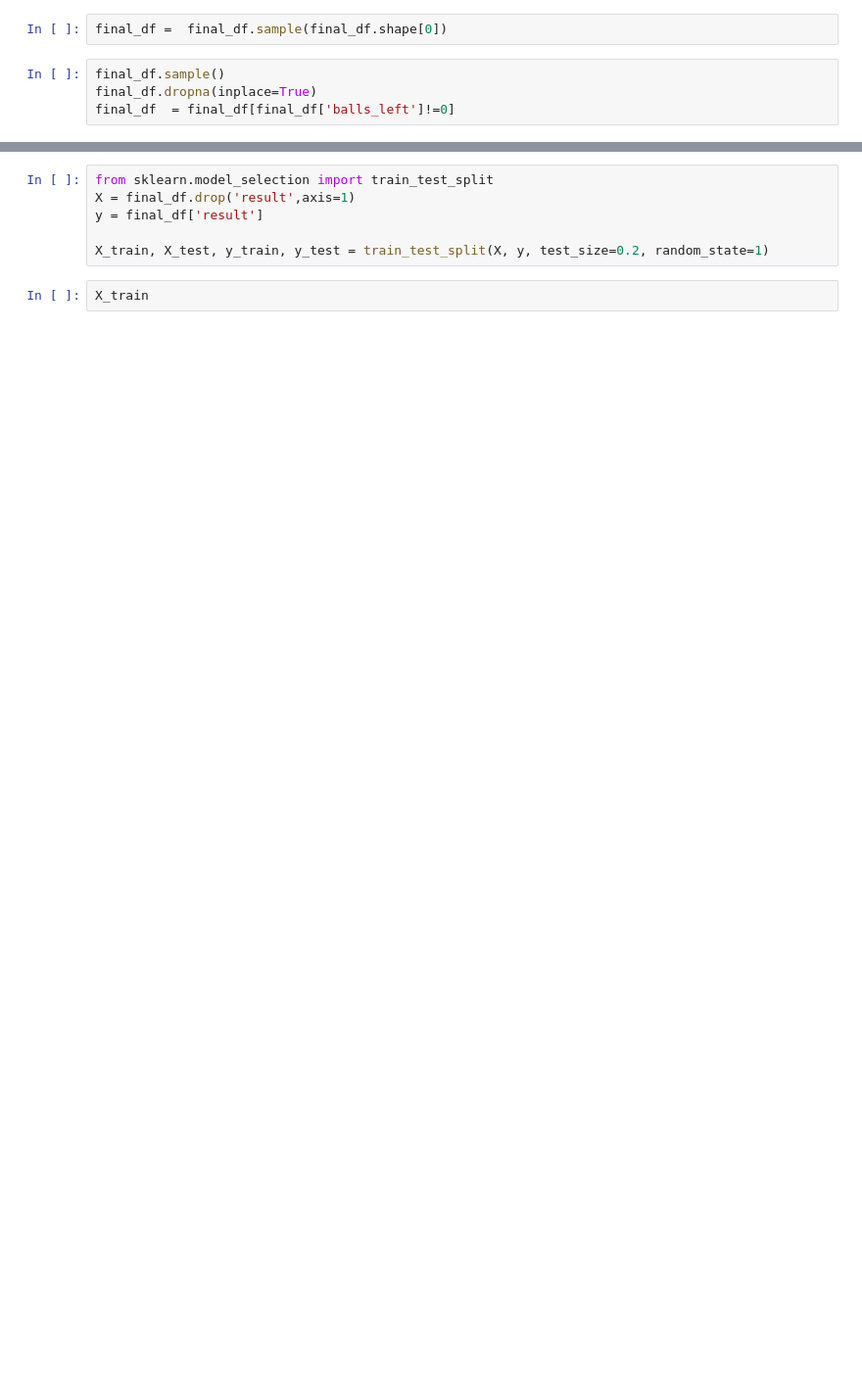
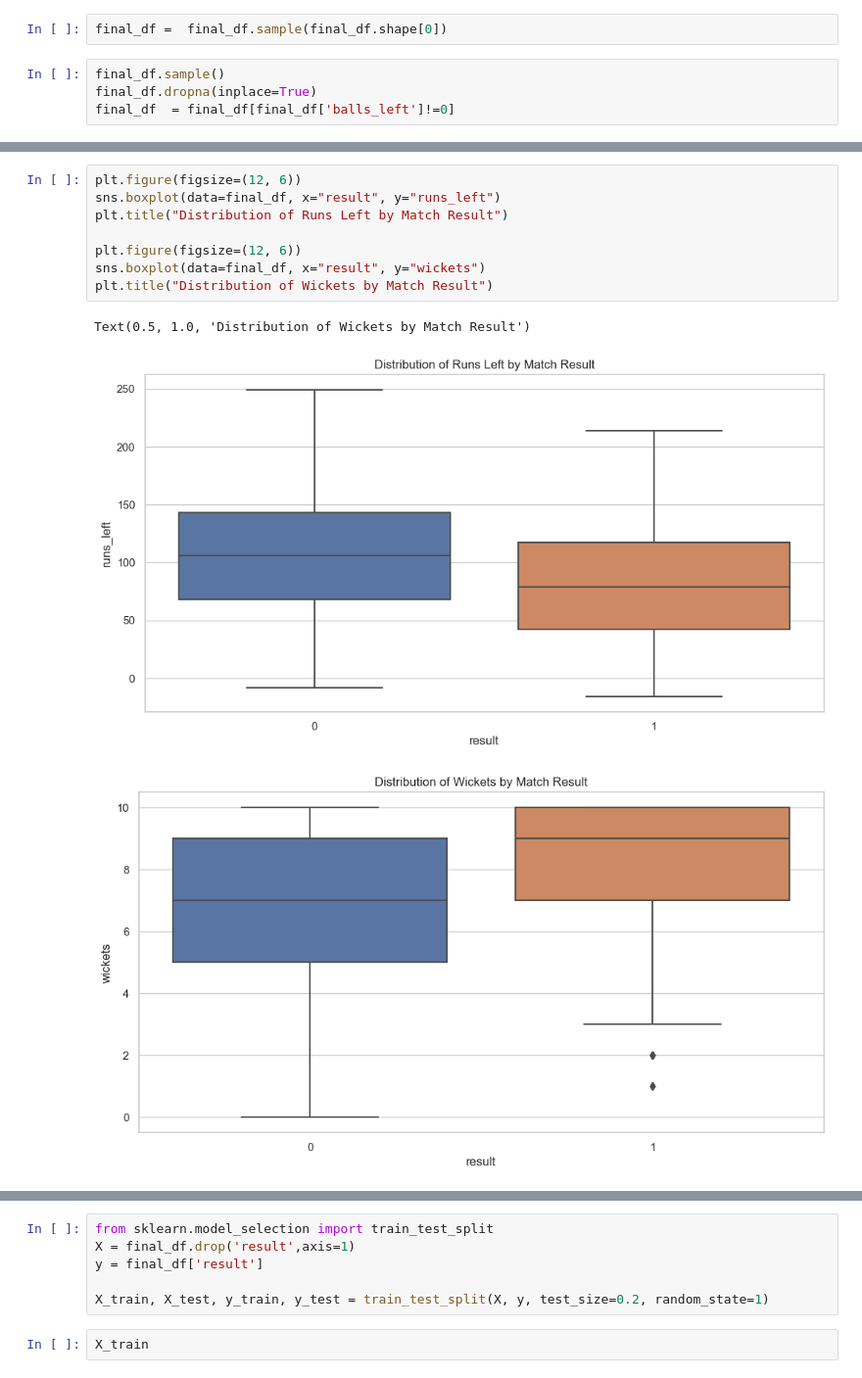
Before and after one commit to harshkedia17/IPL-WININNING-PREDICTION, a Jupyter notebook: prediction.ipynb, the cells around one changed output, grey strips where cells are left out. Shown at 98% size. Drawn from its saved outputs; the diff is of its cells as text; blank space fills up the shorter version.

```diff
--- a/prediction.ipynb
+++ b/prediction.ipynb
@@ -250,0 +296,12 @@ final_df  = final_df[final_df['balls_left']!=0]
+# %%
+plt.figure(figsize=(12, 6))
+sns.boxplot(data=final_df, x="result", y="runs_left")
+plt.title("Distribution of Runs Left by Match Result")
+
+plt.figure(figsize=(12, 6))
+sns.boxplot(data=final_df, x="result", y="wickets")
+plt.title("Distribution of Wickets by Match Result")
+# %% [output]
+Text(0.5, 1.0, 'Distribution of Wickets by Match Result')
+[figure, added]
+[figure, added]
```
Also changed, not shown: parts of 10 cells of this notebook, 2 other files.
